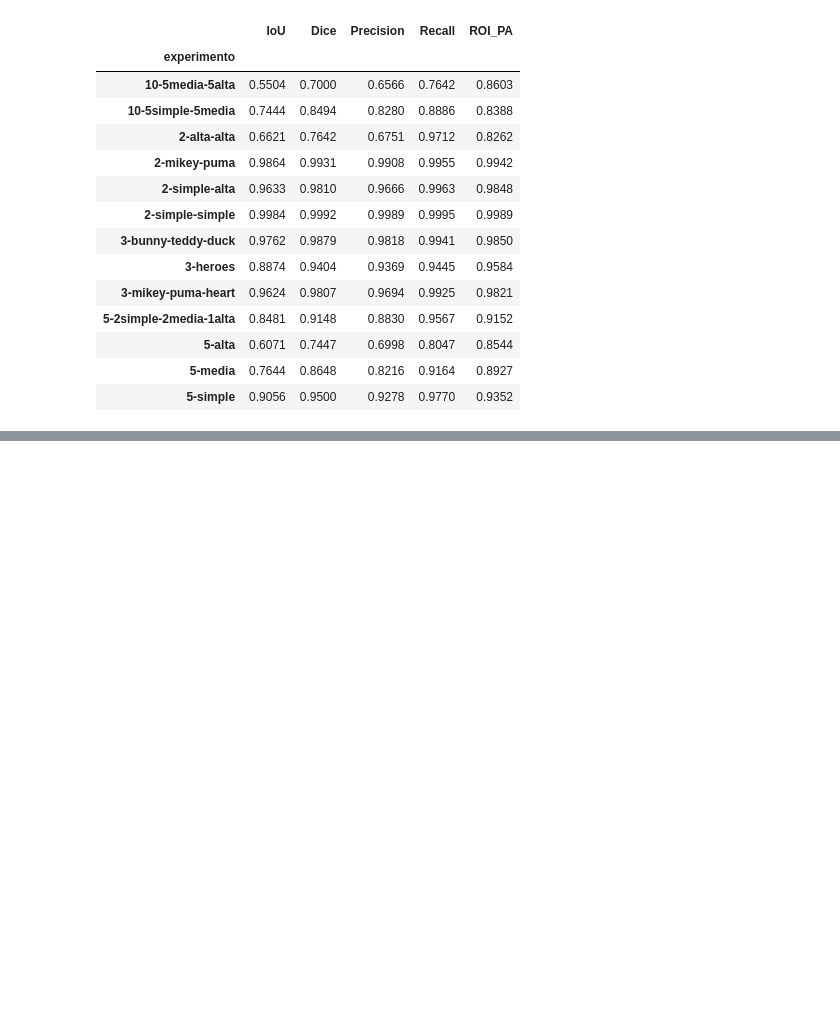
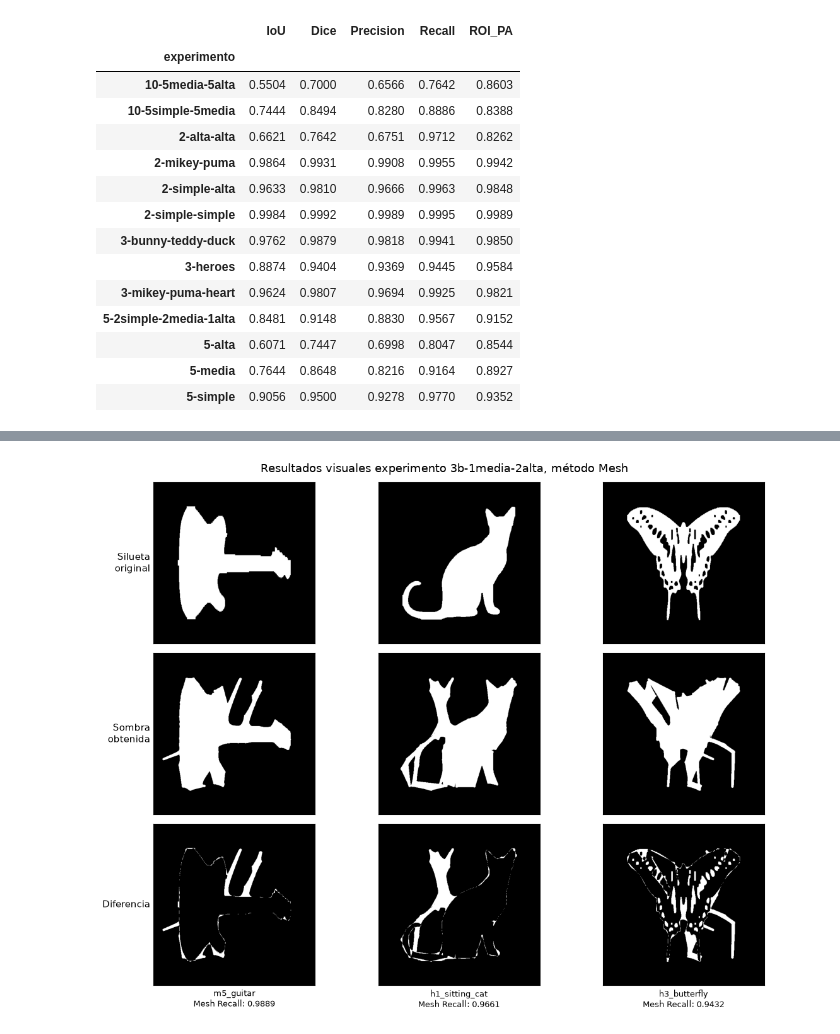
Before and after one commit to kolk3y/Proyecto-grafica, a Jupyter notebook: mesh/Mesh_method.ipynb, the cells around one changed output, grey strips where cells are left out. Saved outputs shown, nothing was run; the diff lists cells and outputs as text; code cells hidden in the pictures; blank space fills up the shorter version.

```diff
--- a/mesh/Mesh_method.ipynb
+++ b/mesh/Mesh_method.ipynb
@@ -661,0 +518,12 @@ if todos:
+# %%
+# ── Ejecutar experimentos espejo ─────────────────────────────────────────────
+for experimento in experimentos_espejo_paper:
+    print("\n" + "="*60)
+    print(f" EXPERIMENTO: {experimento['output']}")
+    print(f" SILUETAS:    {experimento['images']}")
+    print("="*60)
+
+    paths = resolve_paths(experimento["images"], experimento.get("dataset", "custom"))
+    train(experimento["output"], paths)
+
+print("\n✅ Experimentos espejo finalizados.")
@@ -694,0 +669,64 @@ visualize_mesh("2-mikey-puma")
+# %%
+# ── Visualización estilo figura del paper: Silueta | Sombra | Diferencia ────
+def visualize_silhouettes(exp_id, images_list=None):
+    """Reproduce el estilo de figura del paper: una columna por vista,
+    filas fijas (Silueta original / Sombra obtenida / Diferencia) y el
+    Recall de cada vista impreso debajo, como en las figuras de Voxel."""
+    folder = os.path.join(ROOT_DIR, exp_id)
+    if not os.path.exists(folder):
+        print(f"No encontrado: {folder}")
+        return
+
+    if images_list is None:
+        for lookup_name in ("experimentos_por_nombre", "experimentos_espejo_por_nombre"):
+            if lookup_name in globals() and exp_id in globals()[lookup_name]:
+                images_list = globals()[lookup_name][exp_id]
+                break
+
+    num_views = len(images_list) if images_list else len(
+        [f for f in os.listdir(folder) if f.startswith("sample_0view_") and f.endswith(".png")]
+    )
+
+    fig, axes = plt.subplots(3, num_views, figsize=(4 * num_views, 9))
+    if num_views == 1:
+        axes = axes[:, None]
+
+    row_labels = ["Silueta\noriginal", "Sombra\nobtenida", "Diferencia"]
+    for row, label in enumerate(row_labels):
+        axes[row, 0].set_ylabel(label, fontsize=11, rotation=0, ha="right", va="center")
+
+    for idx in range(num_views):
+        gt_path   = os.path.join(folder, f"sample_0view_{idx}.png")
+        pred_path = os.path.join(folder, f"sample_0_pred_view_{idx}.png")
+        gt   = cv2.imread(gt_path,   0)
+        pred = cv2.imread(pred_path, 0)
+        if gt is None or pred is None:
+            print(f"  Falta archivo para vista {idx}, saltando.")
+            continue
+
+        _, gt_bin   = cv2.threshold(gt,   127, 255, cv2.THRESH_BINARY)
+        _, pred_bin = cv2.threshold(pred, 127, 255, cv2.THRESH_BINARY)
+        diff = cv2.bitwise_xor(gt_bin, pred_bin)
+
+        gt_b, pred_b = gt_bin > 0, pred_bin > 0
+        tp = np.logical_and(gt_b,  pred_b).sum()
+        fn = np.logical_and(gt_b, ~pred_b).sum()
+        recall = float(tp / (tp + fn)) if (tp + fn) > 0 else 1.0
+
+        axes[0, idx].imshow(gt_bin,   cmap="gray")
+        axes[1, idx].imshow(pred_bin, cmap="gray")
+        axes[2, idx].imshow(diff,     cmap="gray")
+        for row in range(3):
+            axes[row, idx].set_xticks([]); axes[row, idx].set_yticks([])
+
+        nombre = images_list[idx][:-4] if images_list else f"vista_{idx}"
+        axes[2, idx].set_xlabel(f"{nombre}\nMesh Recall: {recall:.4f}", fontsize=9)
+
+    fig.suptitle(f"Resultados visuales experimento {exp_id}, método Mesh", fontsize=13)
+    plt.tight_layout()
+    plt.show()
+
+# Ejemplo de uso:
+visualize_silhouettes("3b-1media-2alta")
+# %% [output]
+[figure, added]
```
Also changed, not shown: parts of 5 cells of this notebook, 3 other files.
